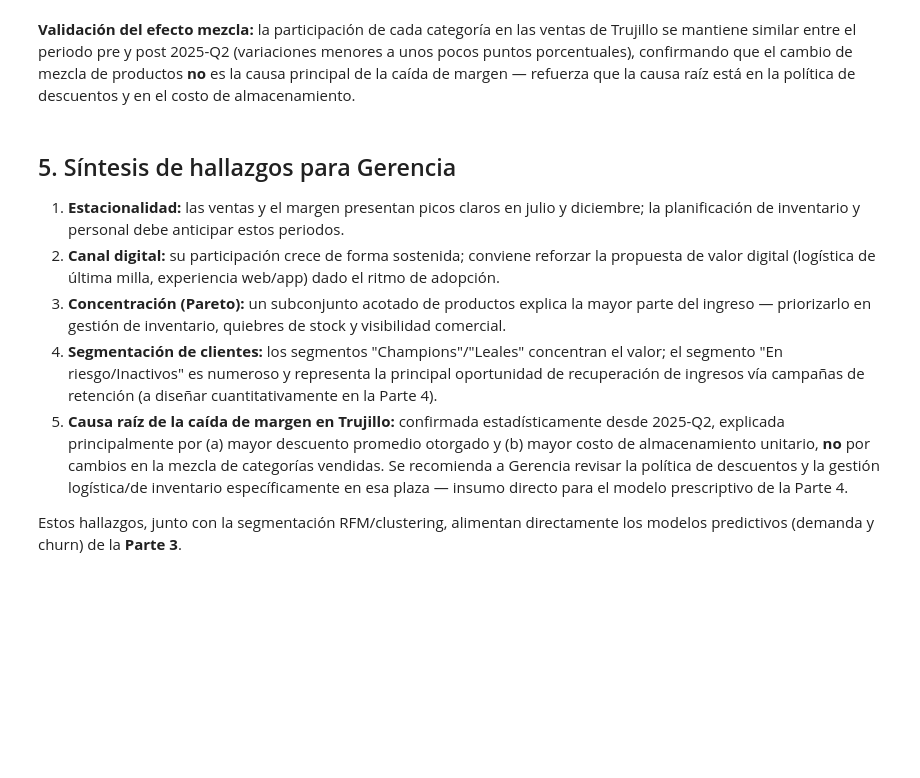
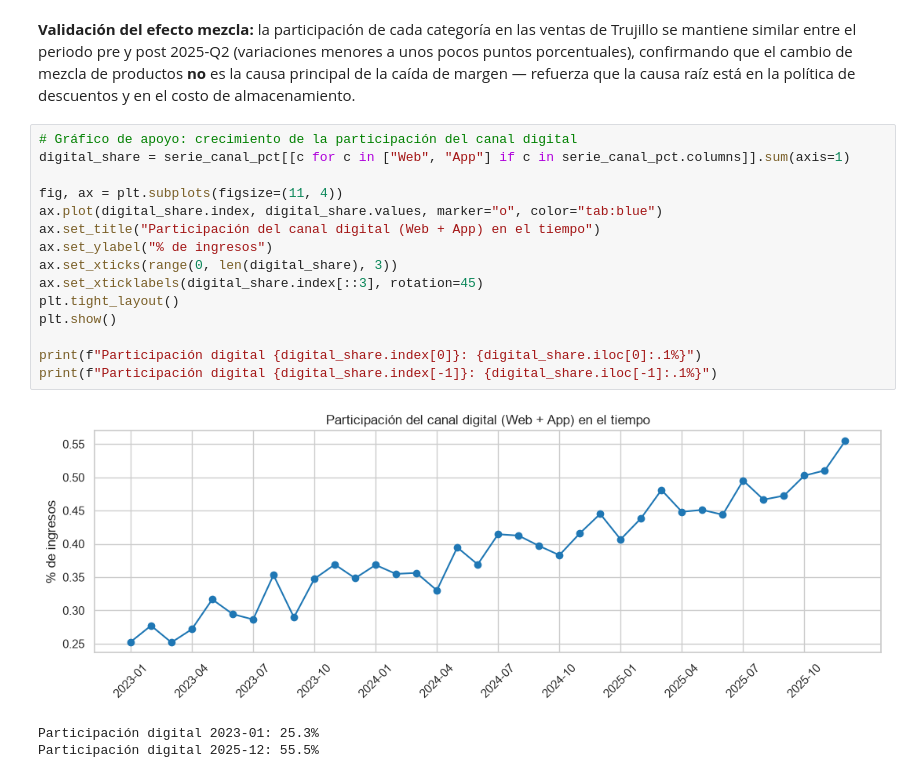
Before and after one commit to diegoam11/proyecto-andinaretail, a Jupyter notebook: notebooks/02_descriptivo_diagnostico.ipynb, the cells around one changed output. Saved outputs shown, nothing was run; the diff lists cells and outputs as text; blank space fills up the shorter version.

```diff
--- a/notebooks/02_descriptivo_diagnostico.ipynb
+++ b/notebooks/02_descriptivo_diagnostico.ipynb
@@ -479,29 +479,22 @@ en las ventas de Trujillo se mantiene similar entre el periodo pre y post
 que el cambio de mezcla de productos **no** es la causa principal de la
 caída de margen — refuerza que la causa raíz está en la política de
 descuentos y en el costo de almacenamiento.
-# %% [markdown]
-## 5. Síntesis de hallazgos para Gerencia
-
-1. **Estacionalidad:** las ventas y el margen presentan picos claros en
-   julio y diciembre; la planificación de inventario y personal debe
-   anticipar estos periodos.
-2. **Canal digital:** su participación crece de forma sostenida; conviene
-   reforzar la propuesta de valor digital (logística de última milla,
-   experiencia web/app) dado el ritmo de adopción.
-3. **Concentración (Pareto):** un subconjunto acotado de productos explica
-   la mayor parte del ingreso — priorizarlo en gestión de inventario,
-   quiebres de stock y visibilidad comercial.
-4. **Segmentación de clientes:** los segmentos "Champions"/"Leales"
-   concentran el valor; el segmento "En riesgo/Inactivos" es numeroso y
-   representa la principal oportunidad de recuperación de ingresos vía
-   campañas de retención (a diseñar cuantitativamente en la Parte 4).
-5. **Causa raíz de la caída de margen en Trujillo:** confirmada
-   estadísticamente desde 2025-Q2, explicada principalmente por (a) mayor
-   descuento promedio otorgado y (b) mayor costo de almacenamiento unitario,
-   **no** por cambios en la mezcla de categorías vendidas. Se recomienda a
-   Gerencia revisar la política de descuentos y la gestión logística/de
-   inventario específicamente en esa plaza — insumo directo para el modelo
-   prescriptivo de la Parte 4.
-
-Estos hallazgos, junto con la segmentación RFM/clustering, alimentan
-directamente los modelos predictivos (demanda y churn) de la **Parte 3**.
+# %%
+# Gráfico de apoyo: crecimiento de la participación del canal digital
+digital_share = serie_canal_pct[[c for c in ["Web", "App"] if c in serie_canal_pct.columns]].sum(axis=1)
+
+fig, ax = plt.subplots(figsize=(11, 4))
+ax.plot(digital_share.index, digital_share.values, marker="o", color="tab:blue")
+ax.set_title("Participación del canal digital (Web + App) en el tiempo")
+ax.set_ylabel("% de ingresos")
+ax.set_xticks(range(0, len(digital_share), 3))
+ax.set_xticklabels(digital_share.index[::3], rotation=45)
+plt.tight_layout()
+plt.show()
+
+print(f"Participación digital {digital_share.index[0]}: {digital_share.iloc[0]:.1%}")
+print(f"Participación digital {digital_share.index[-1]}: {digital_share.iloc[-1]:.1%}")
+# %% [output]
+[figure, added]
+Participación digital 2023-01: 25.3%
+Participación digital 2025-12: 55.5%
```
Also changed, not shown: parts of 5 cells of this notebook, 6 other files.
